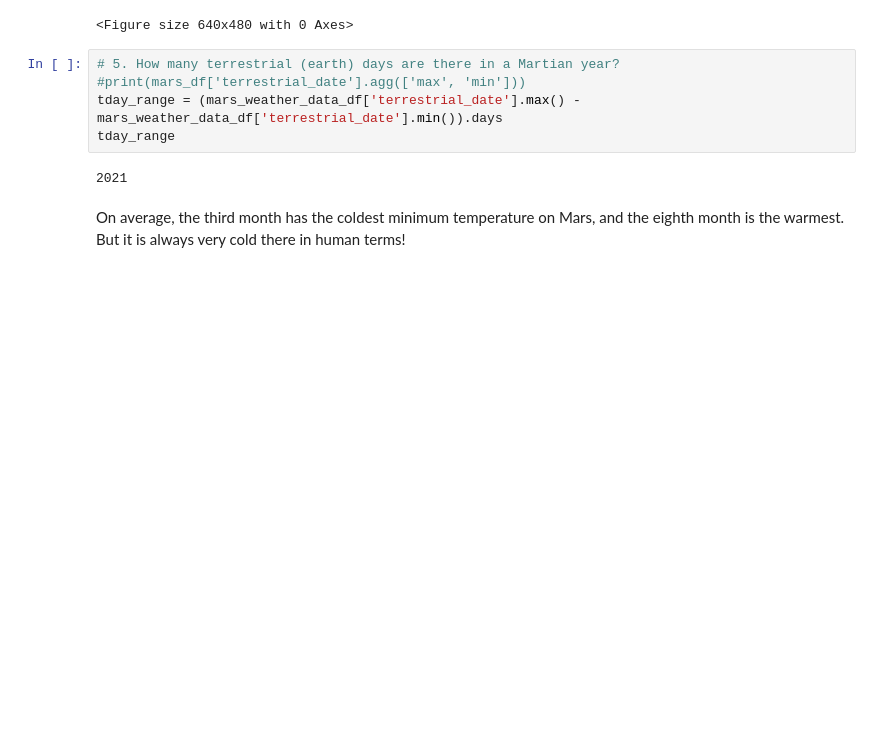
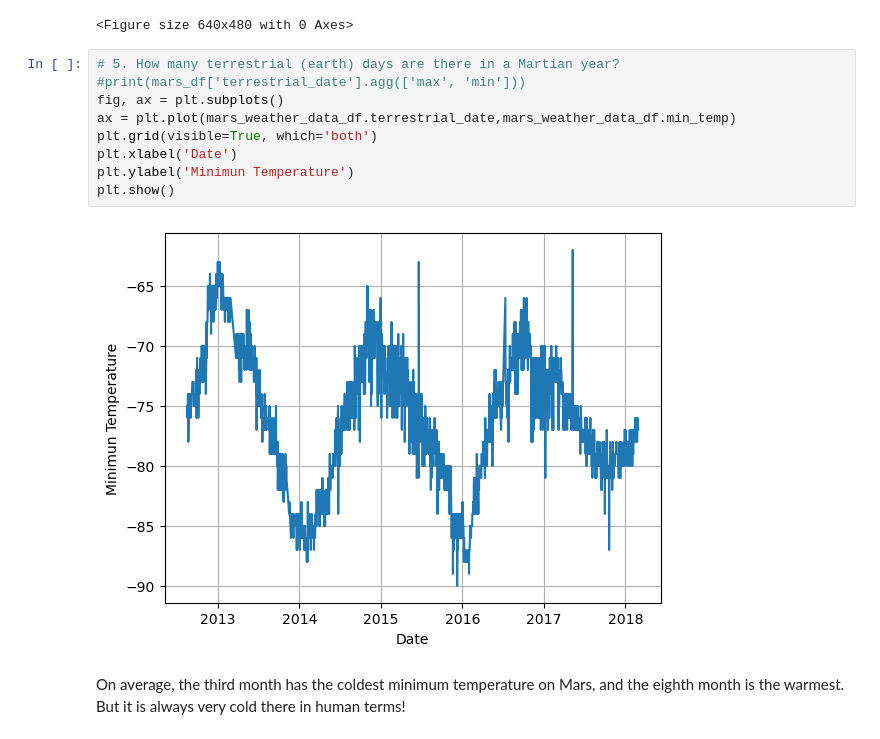
Before and after one commit to Plampinstein/web_scraping, a Jupyter notebook: part_2_mars_weather.ipynb, the cells around one changed output. Drawn from its saved outputs; the diff is of its cells as text; blank space fills up the shorter version.

```diff
--- a/part_2_mars_weather.ipynb
+++ b/part_2_mars_weather.ipynb
@@ -238,10 +238,14 @@ plt.tight_layout()
 # %%
 # 5. How many terrestrial (earth) days are there in a Martian year?
 #print(mars_df['terrestrial_date'].agg(['max', 'min']))
-tday_range = (mars_weather_data_df['terrestrial_date'].max() - mars_weather_data_df['terrestrial_date'].min()).days
-tday_range
+fig, ax = plt.subplots()
+ax = plt.plot(mars_weather_data_df.terrestrial_date,mars_weather_data_df.min_temp)
+plt.grid(visible=True, which='both')
+plt.xlabel('Date')
+plt.ylabel('Minimun Temperature')
+plt.show()
 # %% [output]
-2021
+[figure, added]
 # %% [markdown]
 On average, the third month has the coldest minimum temperature on Mars, and the eighth month is the warmest. But it is always very cold there in human terms!
 # %% [markdown]
```
Also changed, not shown: 1 other file.
